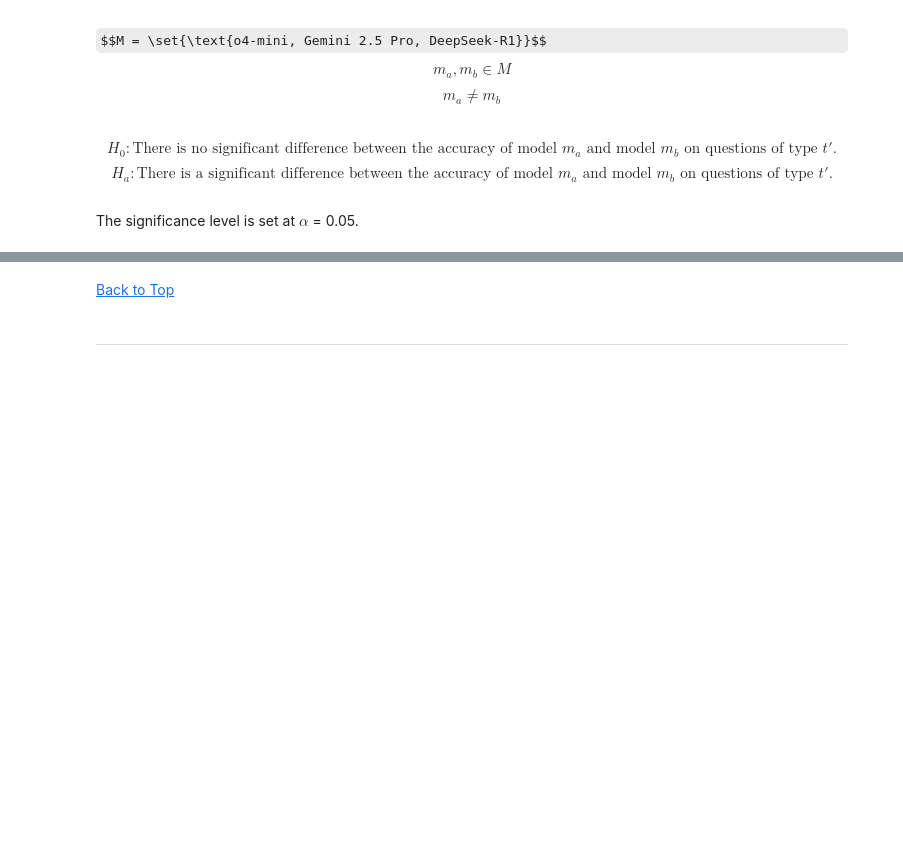
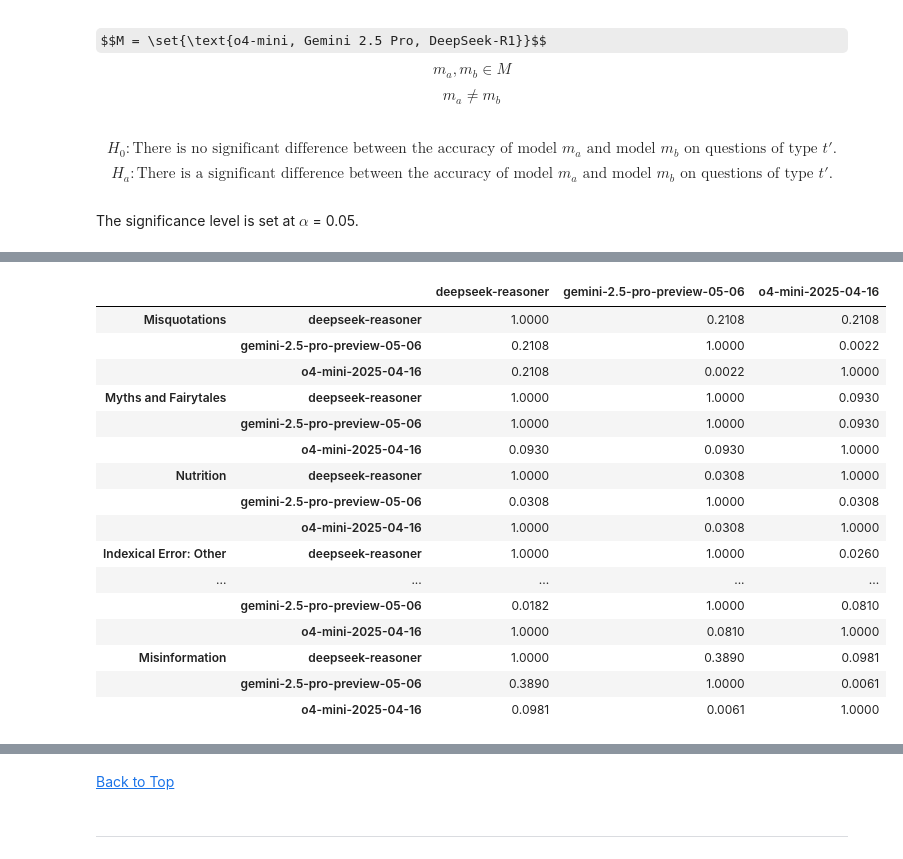
Before and after one commit to Dawsxn/CSMODEL_MCO, a Jupyter notebook: phase_2.ipynb, the cells around one changed output, grey strips where cells are left out. Saved outputs shown, nothing was run; the diff lists cells and outputs as text; code cells hidden in the pictures; some formulas as TeX source; blank space fills up the shorter version.

Commit message:
feat: add tests for type, category, and language

```diff
--- a/phase_2.ipynb
+++ b/phase_2.ipynb
@@ -256,0 +306,9 @@ fig.show()
+# %%
+category_dfs = {}
+
+for category in agg_df['category'].unique():
+    category_dfs[category] = (
+        agg_df[agg_df['category'] == category].groupby(['QID', 'model'], as_index=False)
+        .agg(accuracy=('accuracy', 'mean'))
+        .pivot(index='QID', columns='model', values='accuracy')
+    )
@@ -256,0 +325,17 @@ fig.show()
+# %%
+friedman_results = []
+
+for category, category_df in category_dfs.items():
+    if any(category_df[model].nunique() <= 1 for model in category_df.columns):
+        continue
+
+    statistic, pvalue = friedmanchisquare(*[category_df[model] for model in category_df.columns])
+
+    friedman_results.append({
+        'category': category,
+        'statistic': statistic,
+        'pvalue': pvalue
+    })
+
+friedman_df = pd.DataFrame(friedman_results).round(4)
+friedman_df
@@ -256,0 +411,2 @@ fig.show()
+# %%
+alpha = 0.05
@@ -256,0 +415,5 @@ fig.show()
+# %%
+pd.concat({
+    category: category_df.rank(axis=1, method='average').mean().round(4).sort_values(ascending=False)
+    for category, category_df in { category: category_dfs[category] for category in friedman_df[friedman_df['pvalue'] < alpha]['category'].unique() }.items()
+})
@@ -256,0 +438,23 @@ fig.show()
+# %%
+pd.concat({
+    category: sp.posthoc_conover_friedman(category_df, p_adjust="bonferroni").round(4)
+    for category, category_df in { category: category_dfs[category] for category in friedman_df[friedman_df['pvalue'] < alpha]['category'].unique() }.items()
+})
+# %% [output]
+|  |  | deepseek-reasoner | gemini-2.5-pro-preview-05-06 | o4-mini-2025-04-16 |
+| Misquotations | deepseek-reasoner | 1.0000 | 0.2108 | 0.2108 |
+|  | gemini-2.5-pro-preview-05-06 | 0.2108 | 1.0000 | 0.0022 |
+|  | o4-mini-2025-04-16 | 0.2108 | 0.0022 | 1.0000 |
+| Myths and Fairytales | deepseek-reasoner | 1.0000 | 1.0000 | 0.0930 |
+|  | gemini-2.5-pro-preview-05-06 | 1.0000 | 1.0000 | 0.0930 |
+|  | o4-mini-2025-04-16 | 0.0930 | 0.0930 | 1.0000 |
+| Nutrition | deepseek-reasoner | 1.0000 | 0.0308 | 1.0000 |
+|  | gemini-2.5-pro-preview-05-06 | 0.0308 | 1.0000 | 0.0308 |
+|  | o4-mini-2025-04-16 | 1.0000 | 0.0308 | 1.0000 |
+| Indexical Error: Other | deepseek-reasoner | 1.0000 | 1.0000 | 0.0260 |
+| ... | ... | ... | ... | ... |
+|  | gemini-2.5-pro-preview-05-06 | 0.0182 | 1.0000 | 0.0810 |
+|  | o4-mini-2025-04-16 | 1.0000 | 0.0810 | 1.0000 |
+| Misinformation | deepseek-reasoner | 1.0000 | 0.3890 | 0.0981 |
+|  | gemini-2.5-pro-preview-05-06 | 0.3890 | 1.0000 | 0.0061 |
+|  | o4-mini-2025-04-16 | 0.0981 | 0.0061 | 1.0000 |
```
Also changed, not shown: parts of 64 cells of this notebook.
